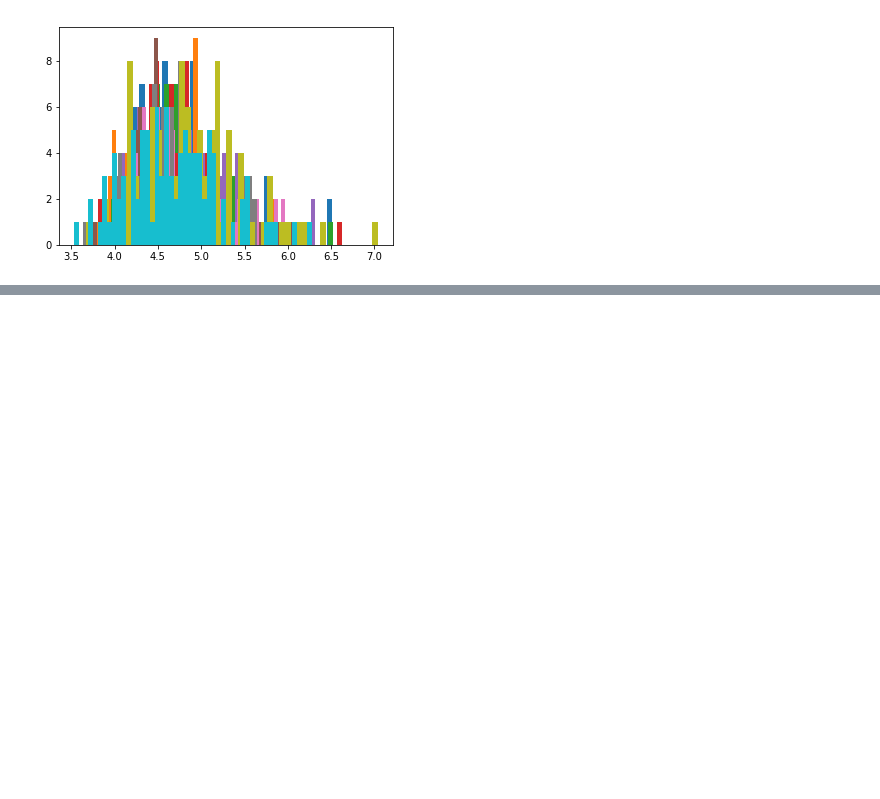
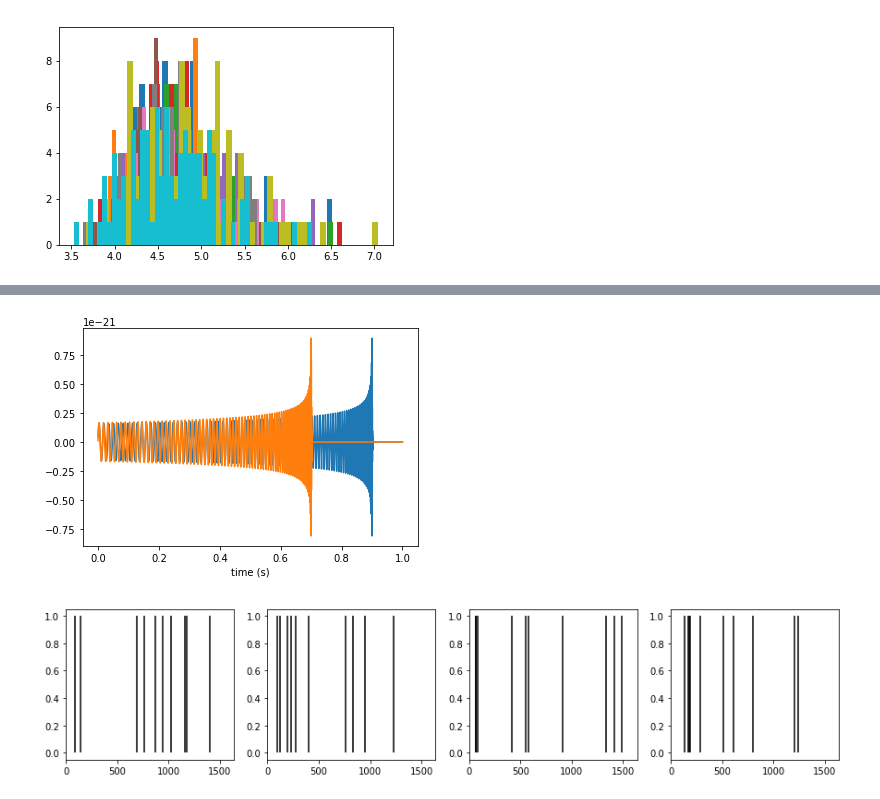
Before and after one commit to iphysresearch/Python4GW, a Jupyter notebook: SNR_mf_vs_SNR_amp.ipynb, the cells around one changed output, grey strips where cells are left out. Drawn from its saved outputs; the diff is of its cells as text; code cells hidden in the pictures; blank space fills up the shorter version.

```diff
--- a/SNR_mf_vs_SNR_amp.ipynb
+++ b/SNR_mf_vs_SNR_amp.ipynb
@@ -65,0 +146,29 @@ for mass in tt.unique()[-10:]:
+# %%
+# def forward_moving_wave(data, a):
+#     return np.concatenate((data.values[:,a:], np.array([data.values[0,-1]]*data.shape[0]*a).reshape(-1,a)), axis = 1)
+
+# def shuffle_data(data, times):
+#     shift_list = np.random.uniform(0, peak_samppoint - round((peak_time-0.2)*data.shape[-1]), size = (times))
+#     base = forward_moving_wave(data, int(shift_list[0]))
+
+#     index = []
+#     index.extend(data.index.tolist())
+#     for shift_size in shift_list[1:]:
+#         temp = forward_moving_wave(data, int(shift_size))
+#         base = np.concatenate((base, temp) , axis = 0)
+#         index.extend(data.index.tolist())
+#     return pd.DataFrame(base, index=index), np.array([ [s]*train_data.shape[0] for s in shift_list]).reshape(-1,)
+peak_samppoint, peak_time = cal_peak_nd(nd.array(train_data))
+plt.plot(np.linspace(0,1,num=data.shape[-1]),train_data.values[0,:])
+plt.plot(np.linspace(0,1,num=data.shape[-1]),forward_moving_wave_nd(nd.array(train_data,ctx=mx.cpu()), peak_samppoint - round((peak_time-0.2)*data.shape[-1])).asnumpy()[0,:])
+plt.xlabel('time (s)')
+plt.show()
+# 瞅一眼0.7~0.9的波形挪动的差别
+plt.figure(figsize=(15,3))
+for i in range(1, 5):
+    plt.subplot(1,4,i)
+    plt.vlines(np.random.uniform(0, 7371 - 5734, size = (10)), 0,1)
+    plt.xlim(0,7371 - 5734)
+# %% [output]
+[figure, added]
+[figure, added]
```
Also changed, not shown: parts of 15 cells of this notebook, 6 other files.
